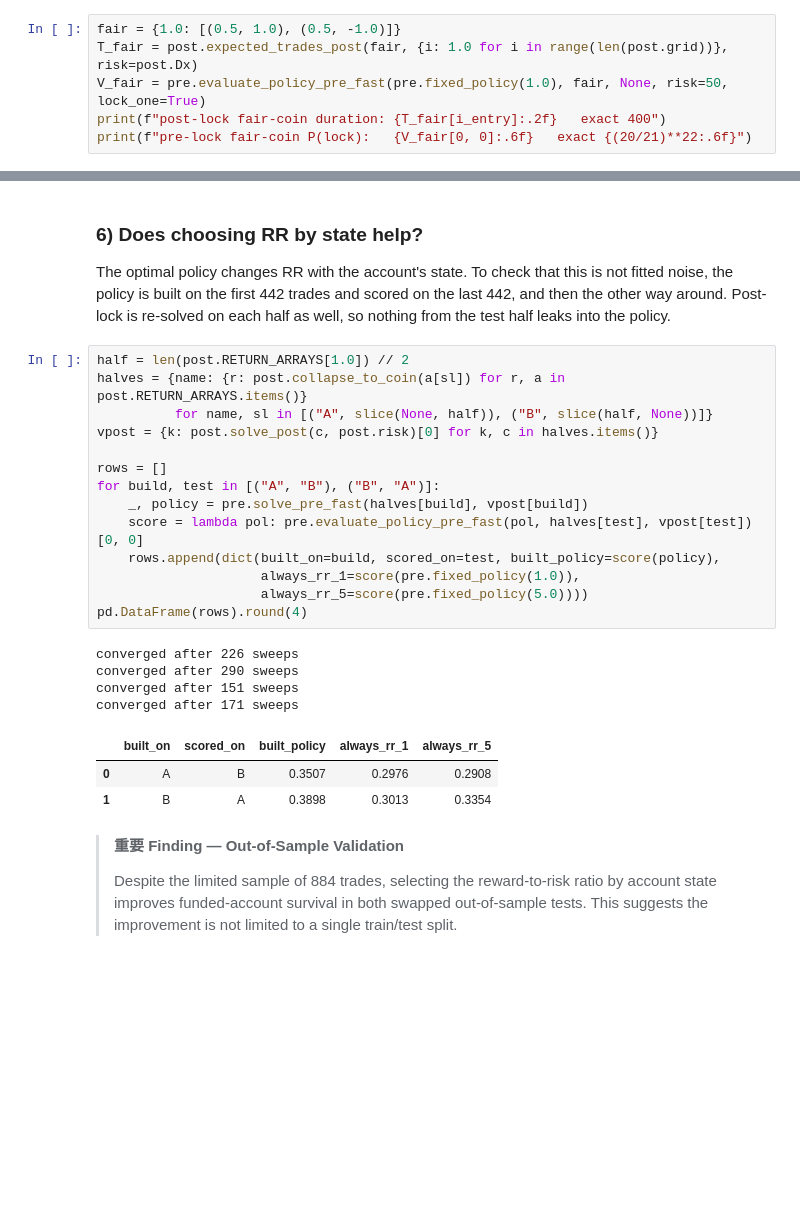
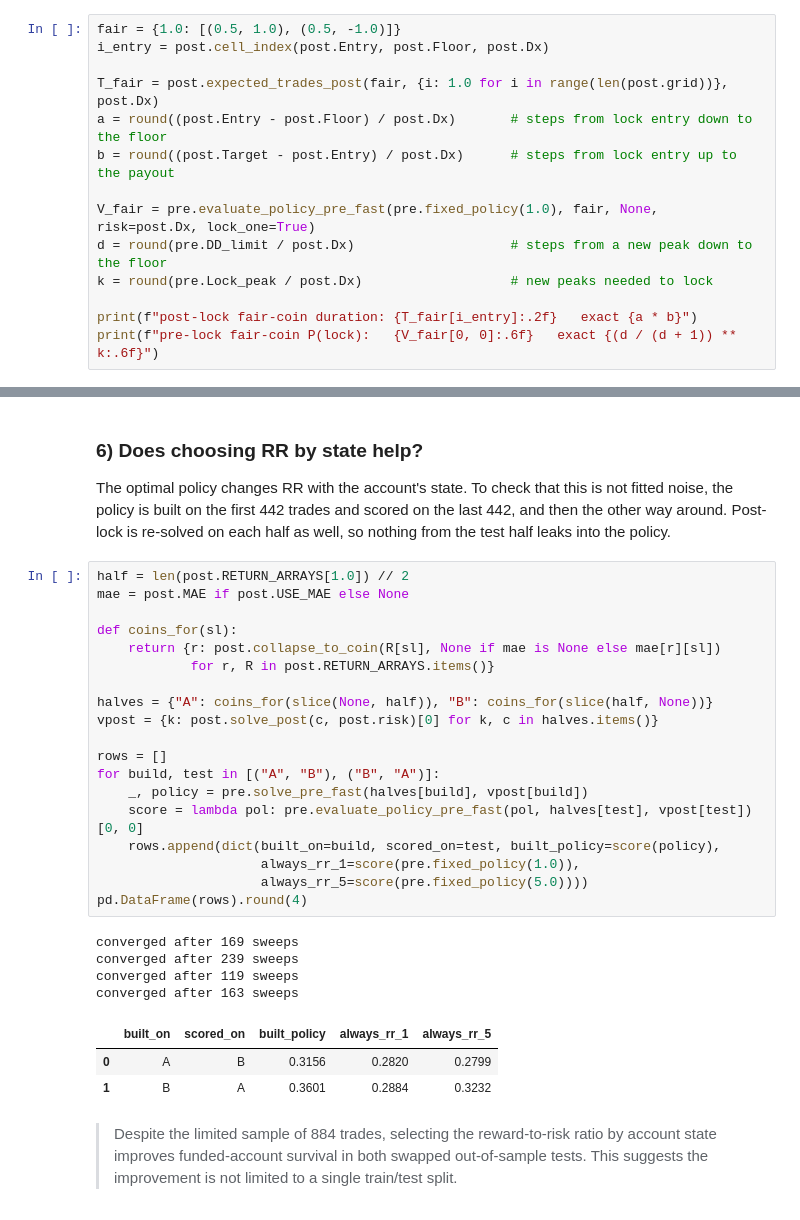
Before and after one commit to 2115hsun/Propfirm-Convex-Payoff-Analysis, a Jupyter notebook: Master Analysis/funded_analysis_notebook.ipynb, the cells around one changed output, grey strips where cells are left out. Drawn from its saved outputs; the diff is of its cells as text; blank space fills up the shorter version.

```diff
--- a/Master Analysis/funded_analysis_notebook.ipynb
+++ b/Master Analysis/funded_analysis_notebook.ipynb
@@ -428,9 +428,17 @@ Matching both checks the transition logic, the handoff, and the time calculation
 # %%
 fair = {1.0: [(0.5, 1.0), (0.5, -1.0)]}
-T_fair = post.expected_trades_post(fair, {i: 1.0 for i in range(len(post.grid))}, risk=post.Dx)
-V_fair = pre.evaluate_policy_pre_fast(pre.fixed_policy(1.0), fair, None, risk=50, lock_one=True)
-print(f"post-lock fair-coin duration: {T_fair[i_entry]:.2f}   exact 400")
-print(f"pre-lock fair-coin P(lock):   {V_fair[0, 0]:.6f}   exact {(20/21)**22:.6f}")
+i_entry = post.cell_index(post.Entry, post.Floor, post.Dx)
+
+T_fair = post.expected_trades_post(fair, {i: 1.0 for i in range(len(post.grid))}, post.Dx)
+a = round((post.Entry - post.Floor) / post.Dx)       # steps from lock entry down to the floor
+b = round((post.Target - post.Entry) / post.Dx)      # steps from lock entry up to the payout
+
+V_fair = pre.evaluate_policy_pre_fast(pre.fixed_policy(1.0), fair, None, risk=post.Dx, lock_one=True)
+d = round(pre.DD_limit / post.Dx)                    # steps from a new peak down to the floor
+k = round(pre.Lock_peak / post.Dx)                   # new peaks needed to lock
+
+print(f"post-lock fair-coin duration: {T_fair[i_entry]:.2f}   exact {a * b}")
+print(f"pre-lock fair-coin P(lock):   {V_fair[0, 0]:.6f}   exact {(d / (d + 1)) ** k:.6f}")
 # %% [output]
 post-lock fair-coin duration: 400.00   exact 400
 pre-lock fair-coin P(lock):   0.341850   exact 0.341850
@@ -443,27 +451,30 @@ other way around. Post-lock is re-solved on each half as well, so nothing from t
 leaks into the policy.
 # %%
 half = len(post.RETURN_ARRAYS[1.0]) // 2
-halves = {name: {r: post.collapse_to_coin(a[sl]) for r, a in post.RETURN_ARRAYS.items()}
-          for name, sl in [("A", slice(None, half)), ("B", slice(half, None))]}
+mae = post.MAE if post.USE_MAE else None
+
+def coins_for(sl):
+    return {r: post.collapse_to_coin(R[sl], None if mae is None else mae[r][sl])
+            for r, R in post.RETURN_ARRAYS.items()}
+
+halves = {"A": coins_for(slice(None, half)), "B": coins_for(slice(half, None))}
 vpost = {k: post.solve_post(c, post.risk)[0] for k, c in halves.items()}
 
 rows = []
 for build, test in [("A", "B"), ("B", "A")]:
     _, policy = pre.solve_pre_fast(halves[build], vpost[build])
     score = lambda pol: pre.evaluate_policy_pre_fast(pol, halves[test], vpost[test])[0, 0]
     rows.append(dict(built_on=build, scored_on=test, built_policy=score(policy),
                      always_rr_1=score(pre.fixed_policy(1.0)),
                      always_rr_5=score(pre.fixed_policy(5.0))))
 pd.DataFrame(rows).round(4)
 # %% [output]
-converged after 226 sweeps
-converged after 290 sweeps
-converged after 151 sweeps
-converged after 171 sweeps
+converged after 169 sweeps
+converged after 239 sweeps
+converged after 119 sweeps
+converged after 163 sweeps
 |  | built_on | scored_on | built_policy | always_rr_1 | always_rr_5 |
-| 0 | A | B | 0.3507 | 0.2976 | 0.2908 |
-| 1 | B | A | 0.3898 | 0.3013 | 0.3354 |
+| 0 | A | B | 0.3156 | 0.2820 | 0.2799 |
+| 1 | B | A | 0.3601 | 0.2884 | 0.3232 |
 # %% [markdown]
-> **重要 Finding — Out-of-Sample Validation**
->
 > Despite the limited sample of 884 trades, selecting the reward-to-risk ratio by account state improves funded-account survival in both swapped out-of-sample tests. This suggests the improvement is not limited to a single train/test split.
```
Also changed, not shown: parts of 18 cells of this notebook, 1 other file.
